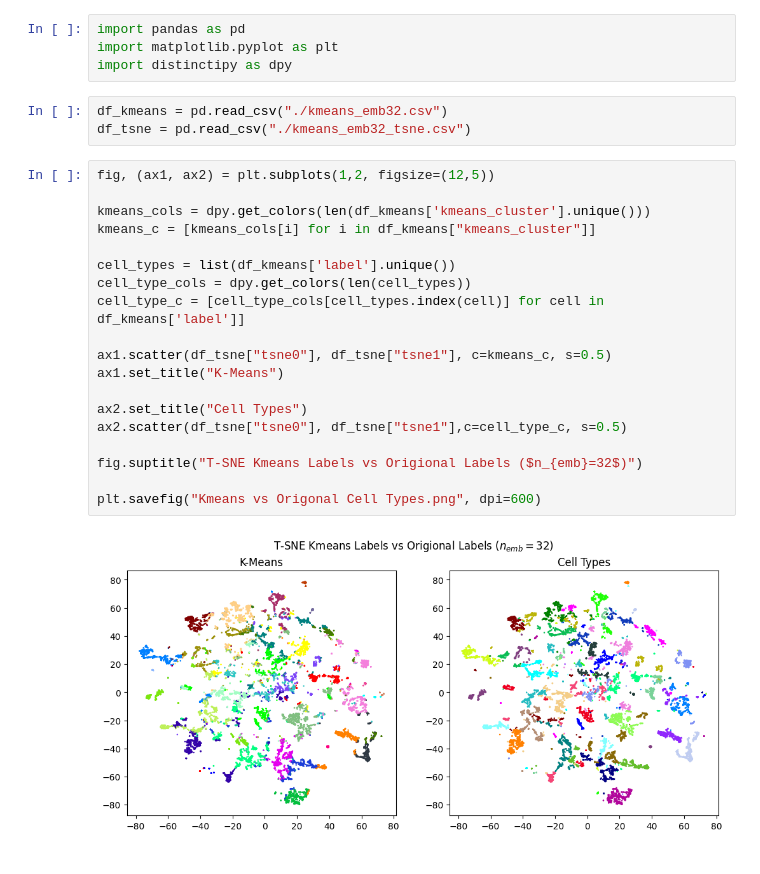
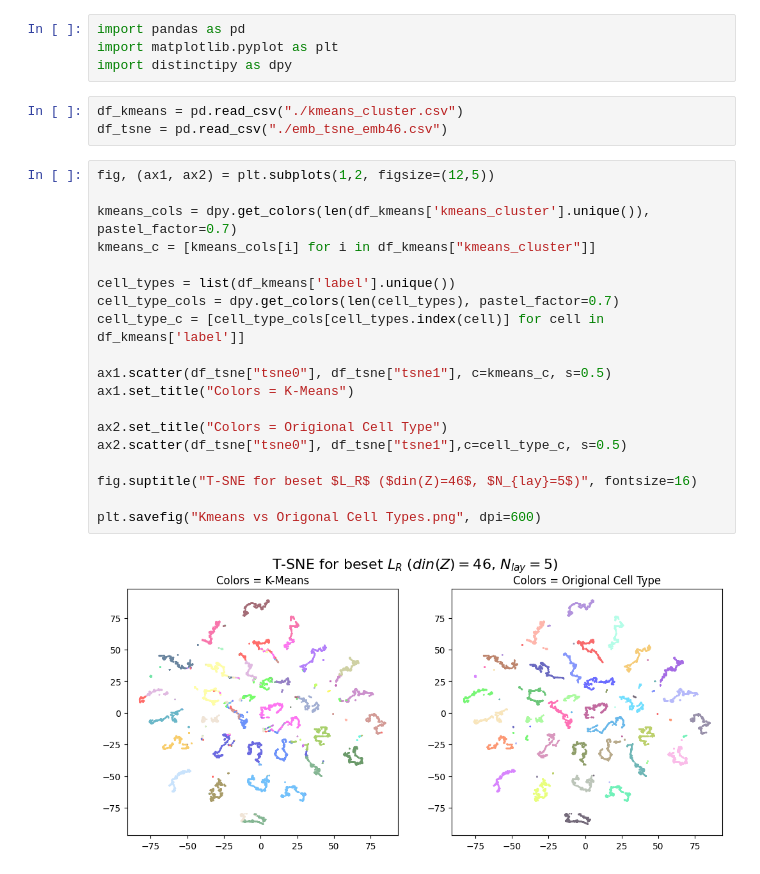
Before and after one commit to cjmerzbacher/met2vec, a Jupyter notebook: Final Plots/FBest/kmeans vs origional.ipynb, the cells around one changed output. Cells and saved outputs as stored; diff of their text form.

```diff
--- a/Final Plots/FBest/kmeans vs origional.ipynb
+++ b/Final Plots/FBest/kmeans vs origional.ipynb
@@ -3,26 +3,26 @@ import pandas as pd
 import matplotlib.pyplot as plt
 import distinctipy as dpy
 # %%
-df_kmeans = pd.read_csv("./kmeans_emb32.csv")
-df_tsne = pd.read_csv("./kmeans_emb32_tsne.csv")
+df_kmeans = pd.read_csv("./kmeans_cluster.csv")
+df_tsne = pd.read_csv("./emb_tsne_emb46.csv")
 # %%
 fig, (ax1, ax2) = plt.subplots(1,2, figsize=(12,5))
 
-kmeans_cols = dpy.get_colors(len(df_kmeans['kmeans_cluster'].unique()))
+kmeans_cols = dpy.get_colors(len(df_kmeans['kmeans_cluster'].unique()), pastel_factor=0.7)
 kmeans_c = [kmeans_cols[i] for i in df_kmeans["kmeans_cluster"]]
 
 cell_types = list(df_kmeans['label'].unique())
-cell_type_cols = dpy.get_colors(len(cell_types))
+cell_type_cols = dpy.get_colors(len(cell_types), pastel_factor=0.7)
 cell_type_c = [cell_type_cols[cell_types.index(cell)] for cell in df_kmeans['label']]
 
 ax1.scatter(df_tsne["tsne0"], df_tsne["tsne1"], c=kmeans_c, s=0.5)
-ax1.set_title("K-Means")
+ax1.set_title("Colors = K-Means")
 
-ax2.set_title("Cell Types")
+ax2.set_title("Colors = Origional Cell Type")
 ax2.scatter(df_tsne["tsne0"], df_tsne["tsne1"],c=cell_type_c, s=0.5)
 
-fig.suptitle("T-SNE Kmeans Labels vs Origional Labels ($n_{emb}=32$)")
+fig.suptitle("T-SNE for beset $L_R$ ($din(Z)=46$, $N_{lay}=5$)", fontsize=16)
 
 plt.savefig("Kmeans vs Origonal Cell Types.png", dpi=600)
 # %% [output]
-[figure, old version]
+[figure, new version]
```
Also changed, not shown: 4 other files.
